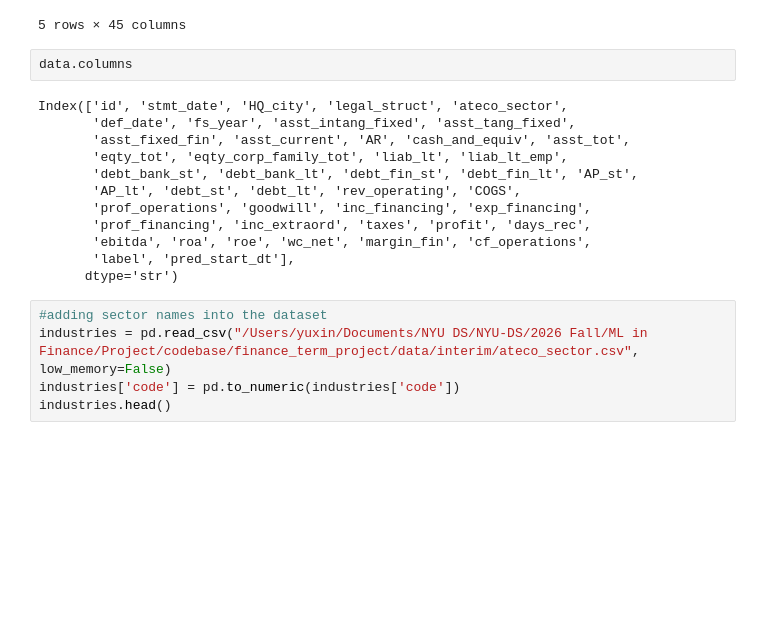
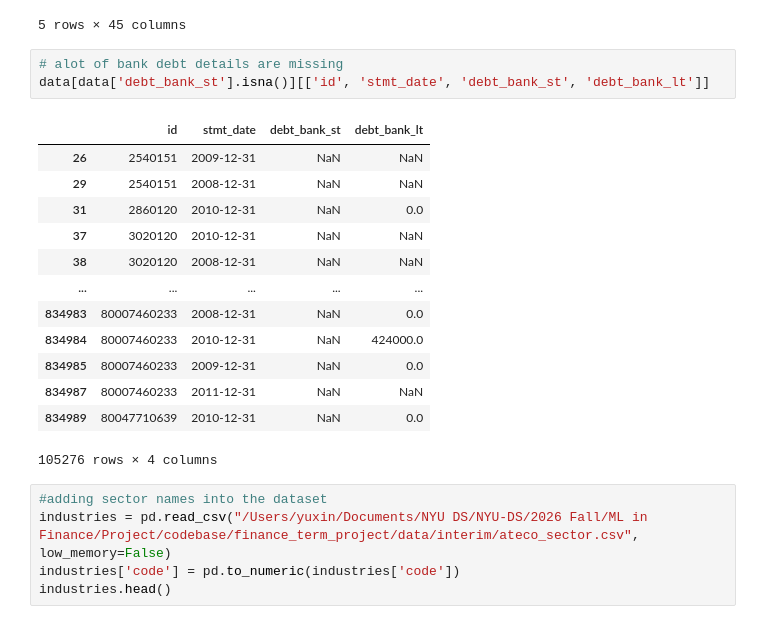
Before and after one commit to YuxinYY/finance_term_project, a Jupyter notebook: notebooks/features/02_missing_values.ipynb, the cells around one changed output. Saved outputs shown, nothing was run; the diff lists cells and outputs as text; blank space fills up the shorter version.

```diff
--- a/notebooks/features/02_missing_values.ipynb
+++ b/notebooks/features/02_missing_values.ipynb
@@ -13,20 +13,23 @@ data.head(5)
 | 3 | 520288 | 2007-12-31 | 28.0 | SRL | 14.0 | NaN | 2007 | 126603.0 | ... |
 | 4 | 520288 | 2010-12-31 | 28.0 | SRL | 14.0 | NaN | 2010 | 130973.0 | ... |
 5 rows × 45 columns
-# %%
-data.columns
-# %% [output]
-Index(['id', 'stmt_date', 'HQ_city', 'legal_struct', 'ateco_sector',
-       'def_date', 'fs_year', 'asst_intang_fixed', 'asst_tang_fixed',
-       'asst_fixed_fin', 'asst_current', 'AR', 'cash_and_equiv', 'asst_tot',
-       'eqty_tot', 'eqty_corp_family_tot', 'liab_lt', 'liab_lt_emp',
-       'debt_bank_st', 'debt_bank_lt', 'debt_fin_st', 'debt_fin_lt', 'AP_st',
-       'AP_lt', 'debt_st', 'debt_lt', 'rev_operating', 'COGS',
-       'prof_operations', 'goodwill', 'inc_financing', 'exp_financing',
-       'prof_financing', 'inc_extraord', 'taxes', 'profit', 'days_rec',
-       'ebitda', 'roa', 'roe', 'wc_net', 'margin_fin', 'cf_operations',
-       'label', 'pred_start_dt'],
-      dtype='str')
+# %%
+# alot of bank debt details are missing
+data[data['debt_bank_st'].isna()][['id', 'stmt_date', 'debt_bank_st', 'debt_bank_lt']]
+# %% [output]
+|  | id | stmt_date | debt_bank_st | debt_bank_lt |
+| 26 | 2540151 | 2009-12-31 | NaN | NaN |
+| 29 | 2540151 | 2008-12-31 | NaN | NaN |
+| 31 | 2860120 | 2010-12-31 | NaN | 0.0 |
+| 37 | 3020120 | 2010-12-31 | NaN | NaN |
+| 38 | 3020120 | 2008-12-31 | NaN | NaN |
+| ... | ... | ... | ... | ... |
+| 834983 | 80007460233 | 2008-12-31 | NaN | 0.0 |
+| 834984 | 80007460233 | 2010-12-31 | NaN | 424000.0 |
+| 834985 | 80007460233 | 2009-12-31 | NaN | 0.0 |
+| 834987 | 80007460233 | 2011-12-31 | NaN | NaN |
+| 834989 | 80047710639 | 2010-12-31 | NaN | 0.0 |
+105276 rows × 4 columns
 # %%
 #adding sector names into the dataset
 industries = pd.read_csv("/Users/yuxin/Documents/NYU DS/NYU-DS/2026 Fall/ML in Finance/Project/codebase/finance_term_project/data/interim/ateco_sector.csv", low_memory=False)
```
Also changed, not shown: parts of 13 cells of this notebook, 3 other files.
